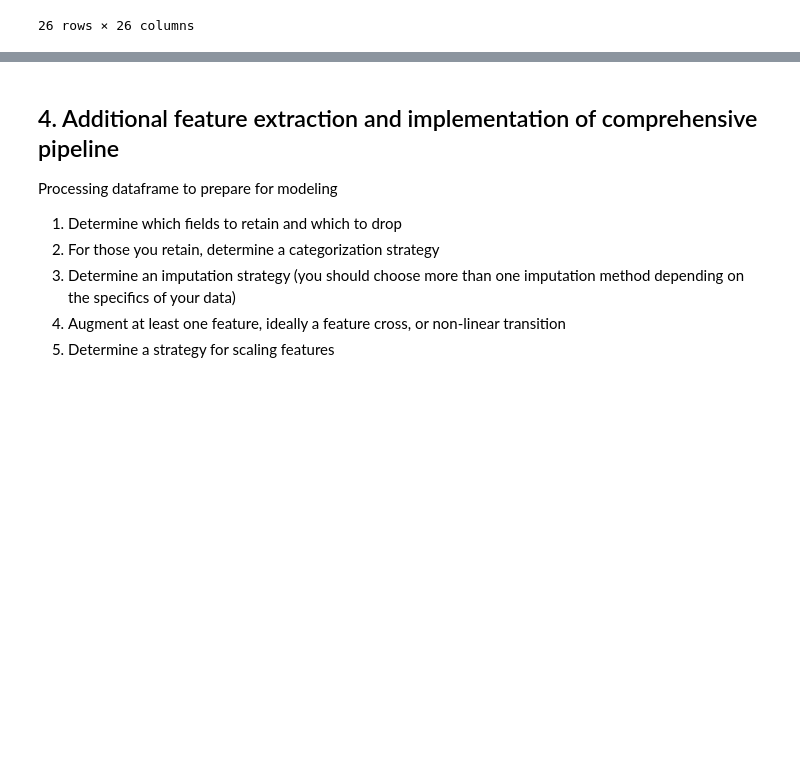
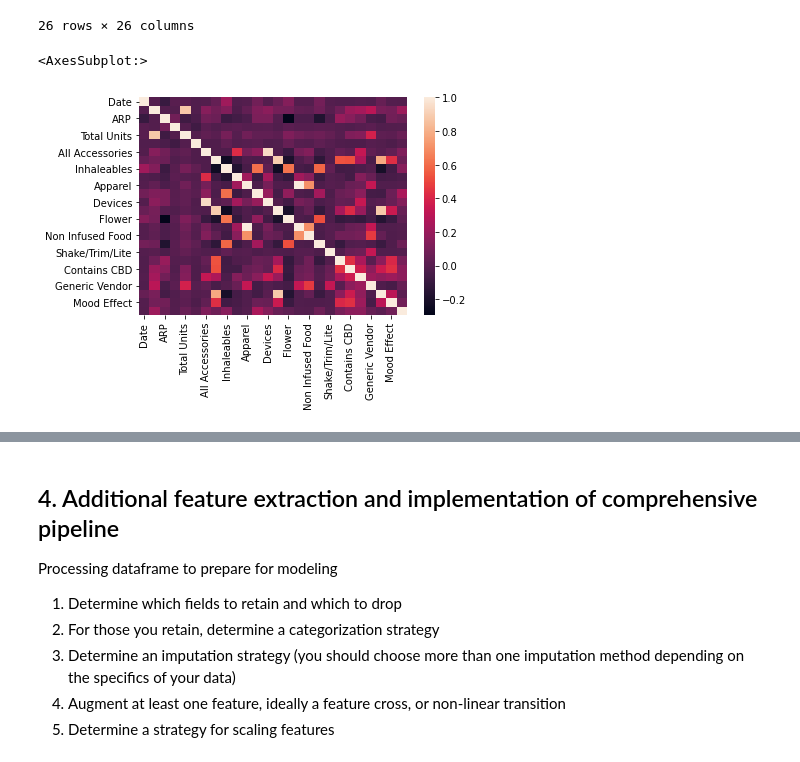
Before and after one commit to rudyorre/m148-project3, a Jupyter notebook: project3.ipynb, the cells around one changed output, grey strips where cells are left out. Drawn from its saved outputs; the diff is of its cells as text; code cells hidden in the pictures; blank space fills up the shorter version.

```diff
--- a/project3.ipynb
+++ b/project3.ipynb
@@ -600,3 +604,8 @@ df.corr()
 | Mood Effect | -0.007353 | 0.088116 | 0.083001 | -0.012870 | 0.020545 | -0.025370 | ... |
 | Pax Filter | -0.009884 | 0.208950 | 0.056940 | -0.008349 | 0.056053 | 0.003455 | ... |
 26 rows × 26 columns
+# %%
+sns.heatmap(df.corr())
+# %% [output]
+<AxesSubplot:>
+[figure, added]
```
Also changed, not shown: parts of 27 cells of this notebook.
